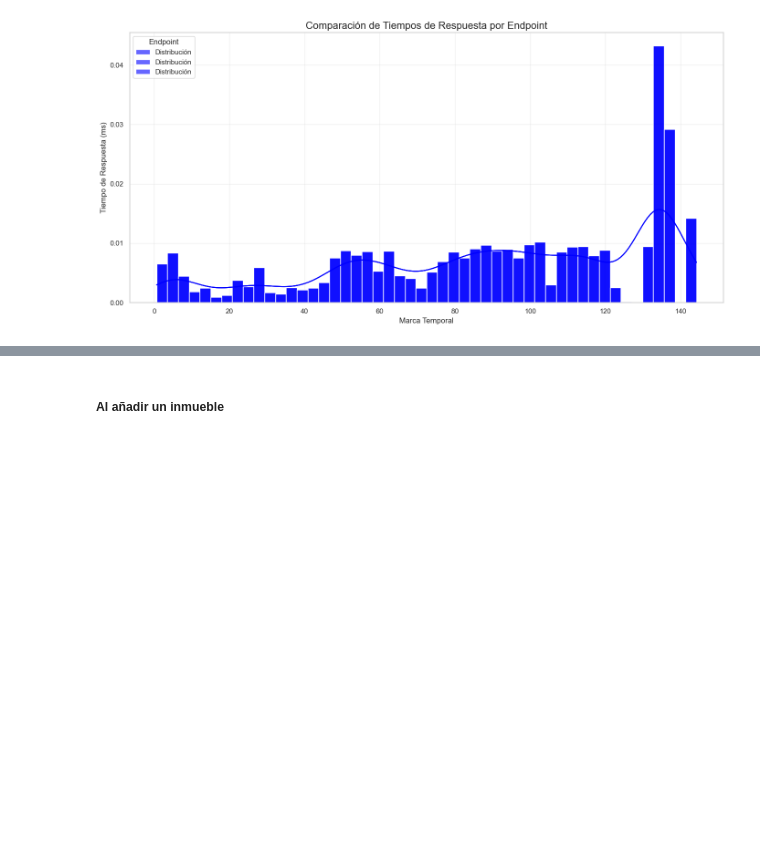
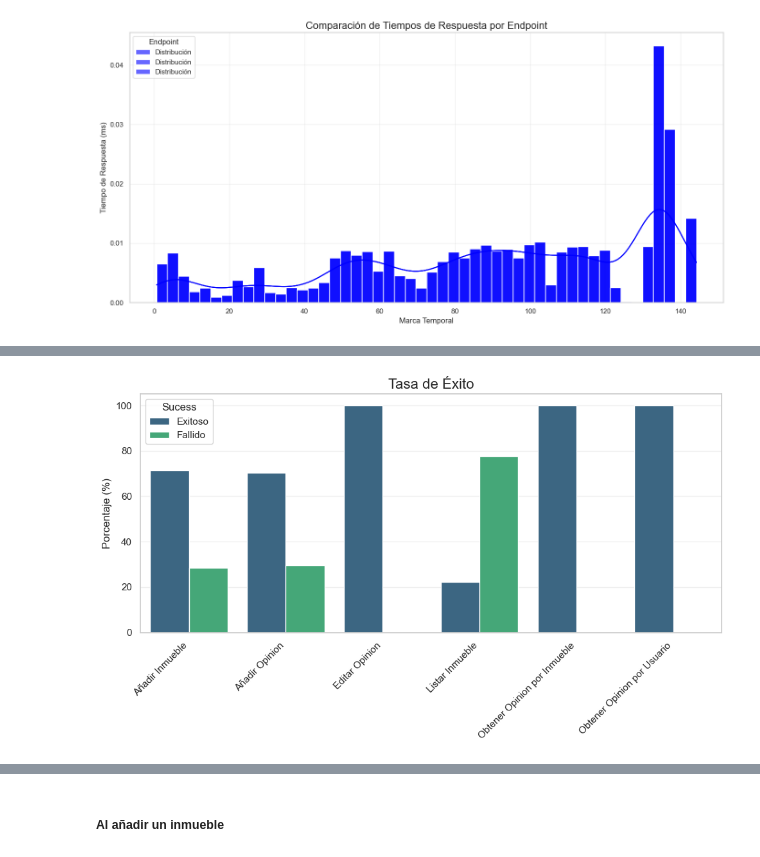
Before and after one commit to JulianCastillo14/Estudio-de-Rendimiento-Backend-en-OPAR, a Jupyter notebook: Estudio_de_Rendimiento_Backend_en_OPAR.ipynb, the cells around one changed output, grey strips where cells are left out. Saved outputs shown, nothing was run; the diff lists cells and outputs as text; code cells hidden in the pictures; blank space fills up the shorter version.

```diff
--- a/Estudio_de_Rendimiento_Backend_en_OPAR.ipynb
+++ b/Estudio_de_Rendimiento_Backend_en_OPAR.ipynb
@@ -545,0 +548,24 @@ Desplegar con kubernetes 2 replicas
+# %%
+import pandas as pd
+import seaborn as sns
+import matplotlib.pyplot as plt
+
+
+data_añadir_inmueble_v2 = pd.read_csv('./v2/Añadir_Inmueble/añadir_inmueble_12000_graph_result.csv')
+data_listar_inmueble_v2 = pd.read_csv('./v2/Lista_Inmuebles/listar_inmuebles_12000_graph_result.csv')
+data_listar_opinion_usuario_v2 = pd.read_csv('./v2/Lista_Opiniones_Usuario/lista_opinion_usuario_12000_graph_result.csv')
+data_añadir_opinion_v2 = pd.read_csv('./v2/Añadir_Opinion/añadir_opinion_12000_graph_result.csv')
+data_editar_opinion_v2 = pd.read_csv('./v2/Editar_Opinion/editar_opinion_12000_graph_result.csv')
+data_lista_opinion_inmueble_v2 = pd.read_csv('./v2/Lista_Opiniones_Inmueble/lista_opinion_inmueble_12000_graph_result.csv')
+# %%
+data_combined_v2 = pd.concat([data_añadir_inmueble_v2,
+                          data_listar_inmueble_v2,
+                          data_lista_opinion_inmueble_v2,
+                          data_listar_opinion_usuario_v2,
+                          data_añadir_opinion_v2,
+                          data_editar_opinion_v2])
+# %%
+data_combined_v2['success'] = data_combined_v2['success'].apply(lambda x: 'Exitoso' if x == True else 'Fallido')
+data_combined_v2['elapsed'] = data_combined_v2['elapsed'].apply(lambda x: x/1000)
+data_combined_v2['timeStamp'] = pd.to_datetime(data_combined_v2['timeStamp'], unit='ms')
+data_combined_v2
@@ -545,0 +586,16 @@ Desplegar con kubernetes 2 replicas
+# %%
+success_rates = data_combined_v2.groupby(['label', 'success']).size().reset_index(name='count')
+success_rates['percentage'] = success_rates.groupby('label')['count'].transform(lambda x: x / x.sum() * 100)
+
+plt.figure(figsize=(10, 6))
+sns.barplot(data=success_rates, x='label', y='percentage', hue='success', palette='viridis')
+plt.title('Tasa de Éxito', fontsize=16)
+plt.ylabel('Porcentaje (%)', fontsize=12)
+plt.xlabel('', fontsize=0)
+plt.legend(title='Sucess')
+plt.grid(alpha=0.3, axis='y')
+plt.xticks(rotation=45, ha='right')
+plt.tight_layout()
+plt.show()
+# %% [output]
+[figure, added]
```
Also changed, not shown: parts of 16 cells of this notebook, 26 other files.
